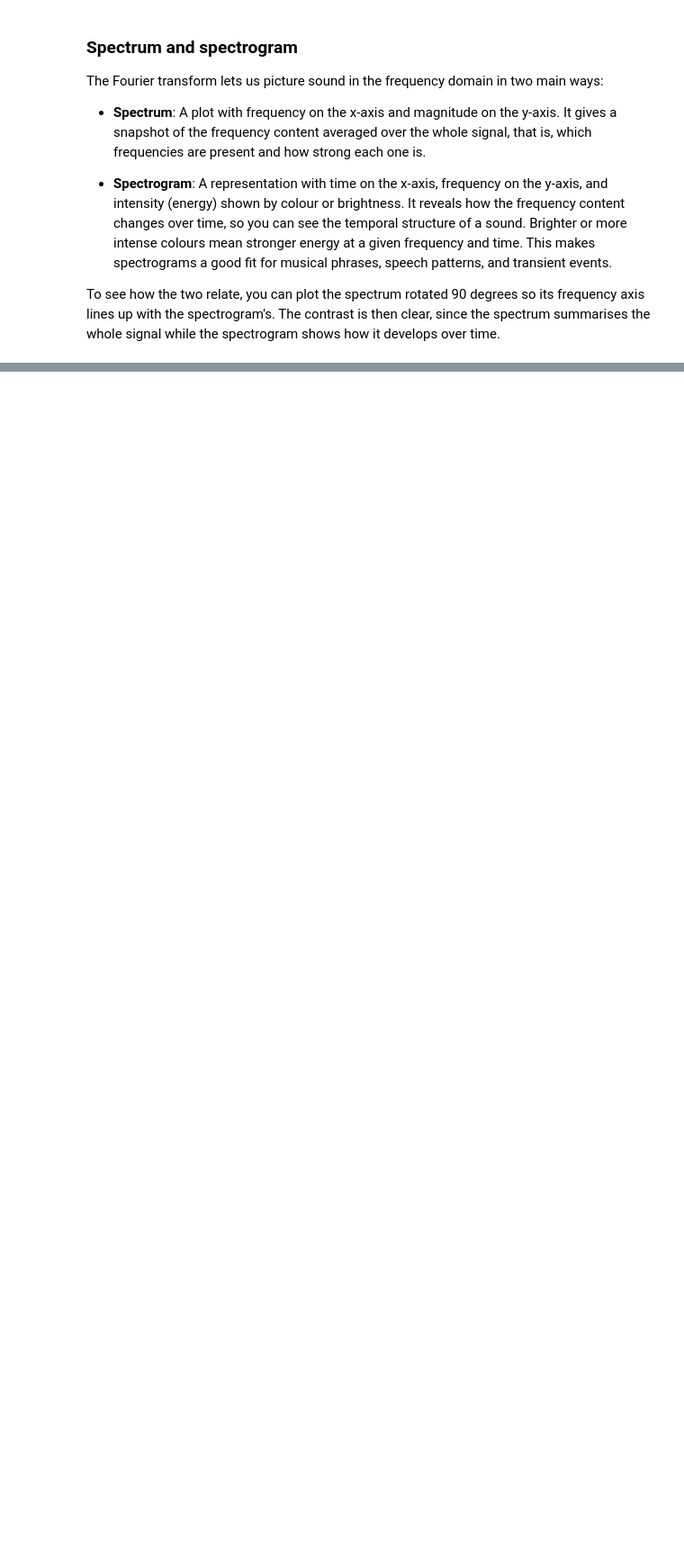
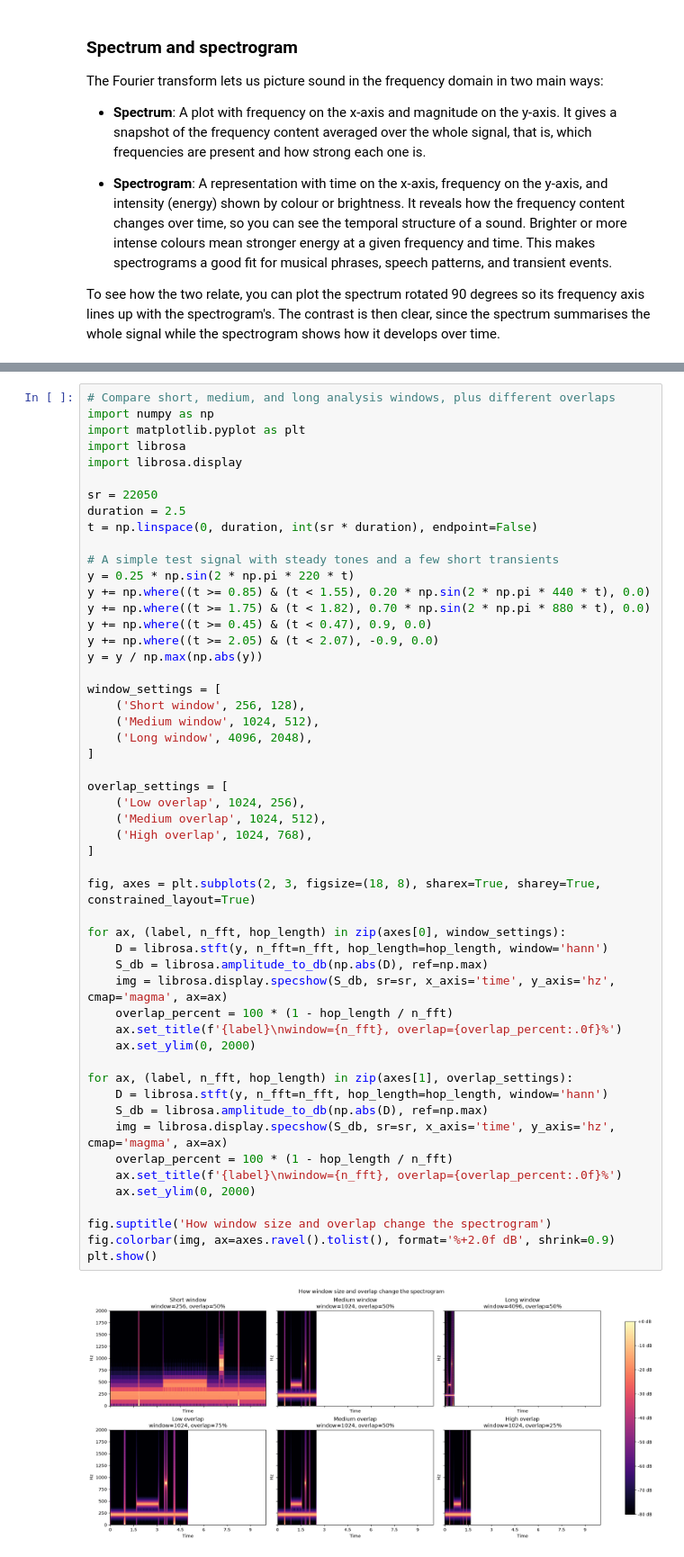
Before and after one commit to fourMs/sensingsoundandmusic, a Jupyter notebook: book/acoustics.ipynb, the cells around one changed output, grey strips where cells are left out. Shown at 90% size. Drawn from its saved outputs; the diff is of its cells as text; blank space fills up the shorter version.

```diff
--- a/book/acoustics.ipynb
+++ b/book/acoustics.ipynb
@@ -554,2 +636,56 @@ The intensity (colour) scale in a spectrogram can likewise be linear or logarith
+# %%
+# Compare short, medium, and long analysis windows, plus different overlaps
+import numpy as np
+import matplotlib.pyplot as plt
+import librosa
+import librosa.display
+
+sr = 22050
+duration = 2.5
+t = np.linspace(0, duration, int(sr * duration), endpoint=False)
+
+# A simple test signal with steady tones and a few short transients
+y = 0.25 * np.sin(2 * np.pi * 220 * t)
+y += np.where((t >= 0.85) & (t < 1.55), 0.20 * np.sin(2 * np.pi * 440 * t), 0.0)
+y += np.where((t >= 1.75) & (t < 1.82), 0.70 * np.sin(2 * np.pi * 880 * t), 0.0)
+y += np.where((t >= 0.45) & (t < 0.47), 0.9, 0.0)
+y += np.where((t >= 2.05) & (t < 2.07), -0.9, 0.0)
+y = y / np.max(np.abs(y))
+
+window_settings = [
+    ('Short window', 256, 128),
+    ('Medium window', 1024, 512),
+    ('Long window', 4096, 2048),
+]
+
+overlap_settings = [
+    ('Low overlap', 1024, 256),
+    ('Medium overlap', 1024, 512),
+    ('High overlap', 1024, 768),
+]
+
+fig, axes = plt.subplots(2, 3, figsize=(18, 8), sharex=True, sharey=True, constrained_layout=True)
+
+for ax, (label, n_fft, hop_length) in zip(axes[0], window_settings):
+    D = librosa.stft(y, n_fft=n_fft, hop_length=hop_length, window='hann')
+    S_db = librosa.amplitude_to_db(np.abs(D), ref=np.max)
+    img = librosa.display.specshow(S_db, sr=sr, x_axis='time', y_axis='hz', cmap='magma', ax=ax)
+    overlap_percent = 100 * (1 - hop_length / n_fft)
+    ax.set_title(f'{label}\nwindow={n_fft}, overlap={overlap_percent:.0f}%')
+    ax.set_ylim(0, 2000)
+
+for ax, (label, n_fft, hop_length) in zip(axes[1], overlap_settings):
+    D = librosa.stft(y, n_fft=n_fft, hop_length=hop_length, window='hann')
+    S_db = librosa.amplitude_to_db(np.abs(D), ref=np.max)
+    img = librosa.display.specshow(S_db, sr=sr, x_axis='time', y_axis='hz', cmap='magma', ax=ax)
+    overlap_percent = 100 * (1 - hop_length / n_fft)
+    ax.set_title(f'{label}\nwindow={n_fft}, overlap={overlap_percent:.0f}%')
+    ax.set_ylim(0, 2000)
+
+fig.suptitle('How window size and overlap change the spectrogram')
+fig.colorbar(img, ax=axes.ravel().tolist(), format='%+2.0f dB', shrink=0.9)
+plt.show()
+# %% [output]
+[figure, added]
 # %% [markdown]
 ### Window types
```
Also changed, not shown: parts of 21 cells of this notebook.
